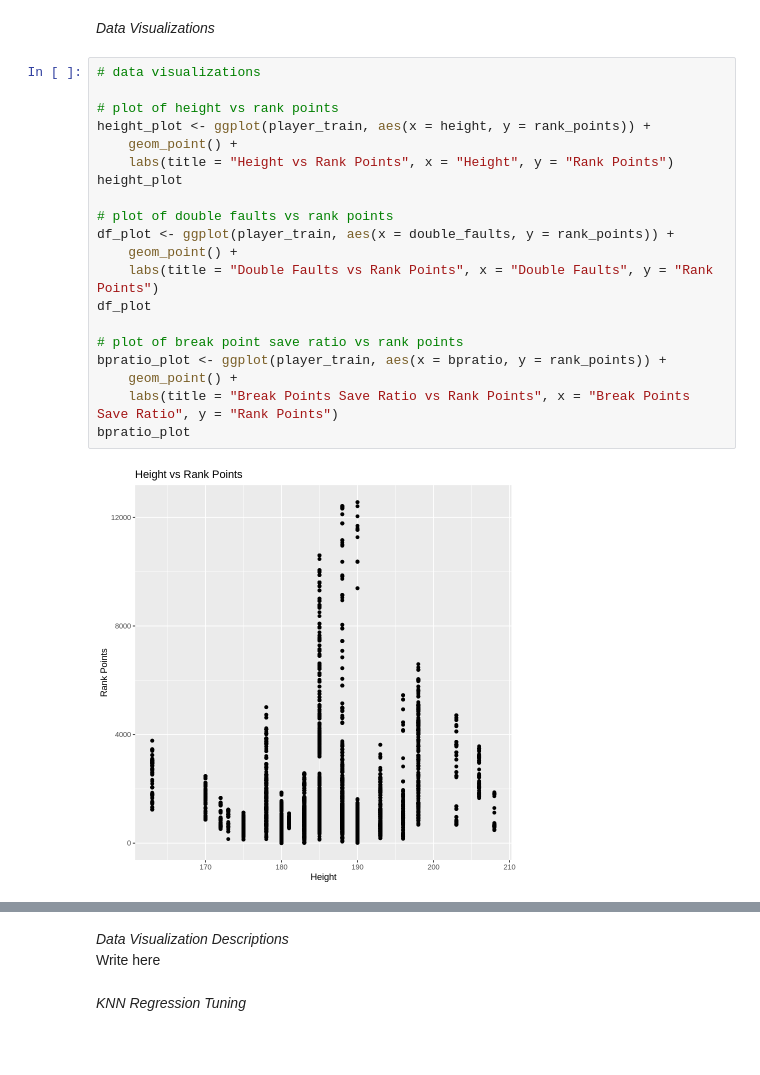
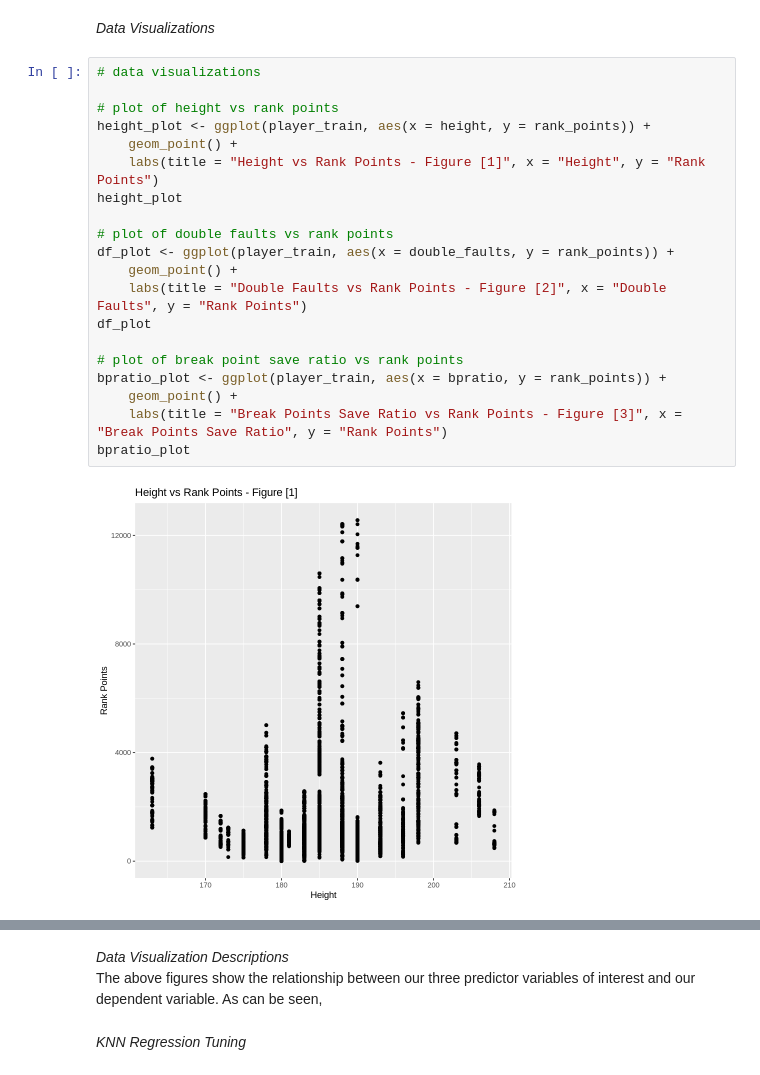
Before and after one commit to EliNAdr/DSCI-100_007-13, a Jupyter notebook: Project_report.ipynb, the cells around one changed output, grey strips where cells are left out. Cells and saved outputs as stored; diff of their text form; blank space fills up the shorter version.

```diff
--- a/Project_report.ipynb
+++ b/Project_report.ipynb
@@ -100,22 +99,22 @@ Write here
 # %%
 # data visualizations
 
 # plot of height vs rank points
 height_plot <- ggplot(player_train, aes(x = height, y = rank_points)) +
     geom_point() +
-    labs(title = "Height vs Rank Points", x = "Height", y = "Rank Points")
+    labs(title = "Height vs Rank Points - Figure [1]", x = "Height", y = "Rank Points")
 height_plot
 
 # plot of double faults vs rank points
 df_plot <- ggplot(player_train, aes(x = double_faults, y = rank_points)) +
     geom_point() +
-    labs(title = "Double Faults vs Rank Points", x = "Double Faults", y = "Rank Points")
+    labs(title = "Double Faults vs Rank Points - Figure [2]", x = "Double Faults", y = "Rank Points")
 df_plot
 
 # plot of break point save ratio vs rank points
 bpratio_plot <- ggplot(player_train, aes(x = bpratio, y = rank_points)) +
     geom_point() +
-    labs(title = "Break Points Save Ratio vs Rank Points", x = "Break Points Save Ratio", y = "Rank Points")
+    labs(title = "Break Points Save Ratio vs Rank Points - Figure [3]", x = "Break Points Save Ratio", y = "Rank Points")
 bpratio_plot
 # %% [output]
-[figure, old version]
+[figure, new version]
@@ -124,6 +123,6 @@ bpratio_plot
 # %% [markdown]
 *Data Visualization Descriptions*<br>
-Write here
+The above figures show the relationship between our three predictor variables of interest and our dependent variable. As can be seen,
 # %% [markdown]
 *KNN Regression Tuning*
 # %%
```
Also changed, not shown: parts of 2 cells of this notebook.
